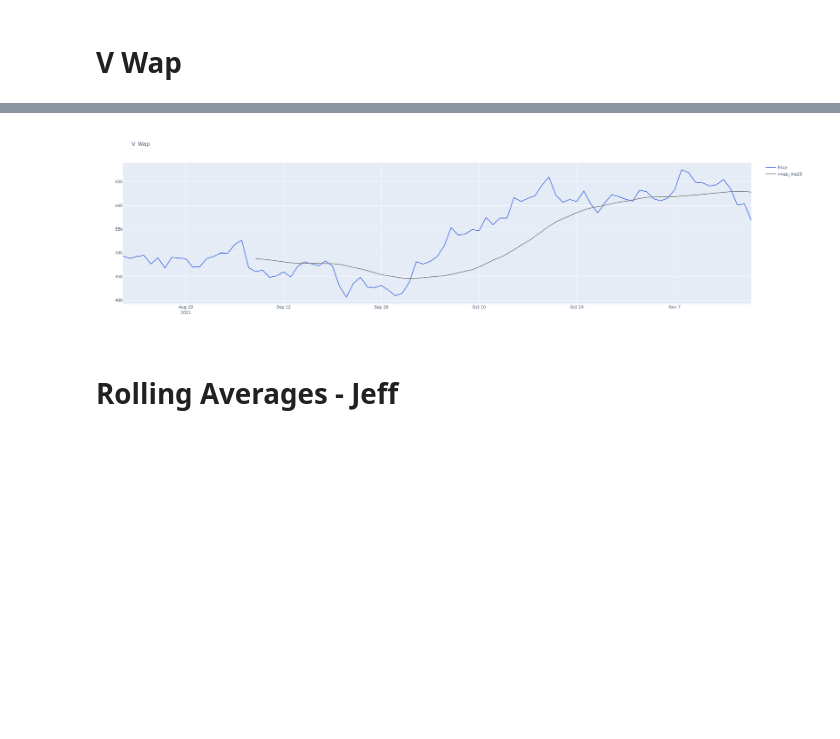
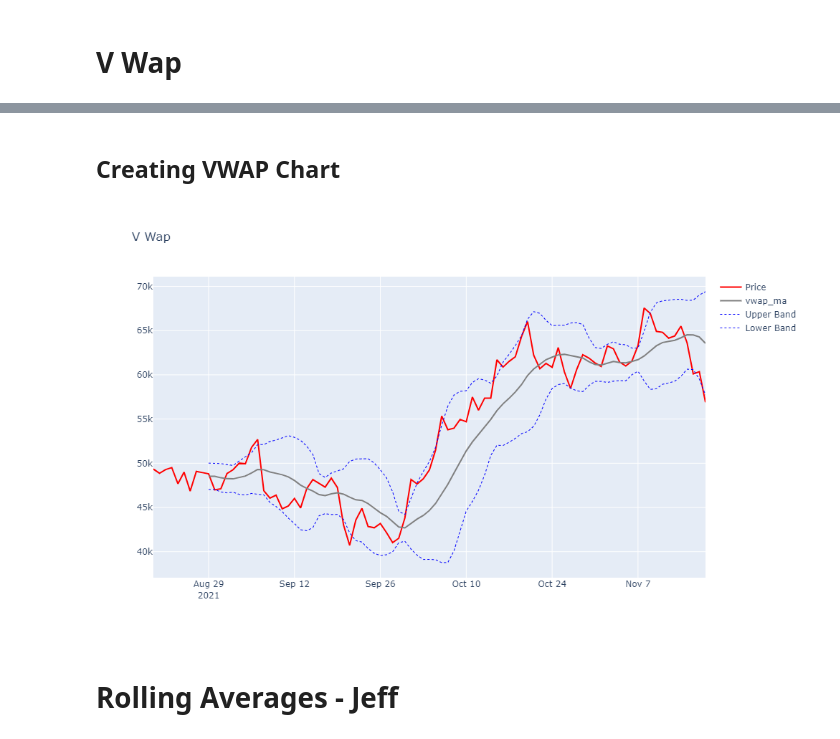
Before and after one commit to jeffreycfwang/p1t3, a Jupyter notebook: V_Wap.ipynb, the cells around one changed output, grey strips where cells are left out. Cells and saved outputs as stored; diff of their text form; code cells hidden in the pictures; blank space fills up the shorter version.

Commit message:
vwap_combined

```diff
--- a/V_Wap.ipynb
+++ b/V_Wap.ipynb
@@ -93,7 +93,7 @@ Name: close, Length: 91, dtype: float64
 # Volume Weighted Average Price: Ratio of total value traded diveded by the total volume traded
 # Create dataframe to work with
 vwap_df = asset_data_df
-# vwap_df = vwap_df.set_index(pd.DatetimeIndex(vwap_df['date']))
+vwap_df = vwap_df.set_index(pd.DatetimeIndex(vwap_df['date']))
 
 # # vwap_df["price_ma30"] = vwap_df["close"].rolling(window=30).mean()
 # vwap_df["vwap_ma20"] = vwap_df["vwap"].rolling(window=20).mean()
@@ -157,0 +167,15 @@ bb_df.tail()
+# %%
+## Buy/ Sell Indicator
+
+# append upper sell limit
+vwap_df["sell_limit"] = vwap_df['upper_band']
+
+# append lower buy limit
+vwap_df["buy_limit"] = vwap_df['lower_band']
+
+# append buy / sell signal
+vwap_df.loc[vwap_df['close'] < vwap_df['lower_band'], 'vwap_signal'] = 1
+vwap_df.loc[vwap_df['close'] > vwap_df['upper_band'], 'vwap_signal'] = -1
+vwap_df.loc[vwap_df['close'].between(vwap_df['lower_band'], vwap_df['upper_band']) , 'vwap_signal'] = 0
+
+vwap_df.head(20)
@@ -158,23 +201,46 @@ bb_df.tail()
+# %% [markdown]
+## Creating VWAP Chart
 # %%
 # LINE Graph
+
 fig_vwap = make_subplots(rows=1, cols=1)
-fig_vwap.add_trace(go.Scatter(x=vwap_df.index, y= vwap_df["close"], line=dict (color='royalblue', width=2), name = 'Price'), col=1, row=1)
 
+# Plotting Closing price line
 fig_vwap.add_trace(go.Scatter(
-    x=vwap_df.index,
-    y=vwap_df['vwap_ma20'],
-    mode='lines',
-    name='vwap_ma20',
-    line=dict(color='grey',width=2)
+    x = vwap_df.index,
+    y = vwap_df["close"],
+    line = dict(color='red', width=2),
+    name = 'Price'), col=1, row=1)
+
+# Plotting VWAP MA line
+fig_vwap.add_trace(go.Scatter(
+    x = vwap_df.index,
+    y = vwap_df['vwap_ma'],
+    mode = 'lines',
+    name = 'vwap_ma',
+    line = dict(color='grey',width=2)
 ))
+
+# # Add Bands
+# fig_vwap.add_trace(go.Scatter(
+#     x = vwap_df.index,
+#     y = vwap_df['upper_band'],
+#     line = dict('blue', width=2, dash='dot'),
+#     name = 'Upper Band'))
+
+fig_vwap.add_trace(go.Scatter(x=vwap_df.index, y= vwap_df['upper_band'], line=dict (color='blue', width=1, dash='dot'), name = 'Upper Band'))
+fig_vwap.add_trace(go.Scatter(x=vwap_df.index, y= vwap_df['lower_band'], line=dict (color='blue', width=1, dash='dot'), name = 'Lower Band'))
+
+# fig_vwap.add_hline(y="upper_band", col=1, row=1, line_color='#336699', line_width=2, line_dash='dash')
+# fig_vwap.add_hline(y=80, col=1, row=1, line_color='#336699', line_width=2, line_dash='dash')
 
 fig_vwap.update_layout(
     height=600,
     title = 'V Wap'
 )
 fig_vwap.show()
 # %% [output]
-[figure, old version]
+[figure, new version]
 # %% [markdown]
 # Rolling Averages - Jeff
 # %% [markdown]
```
Also changed, not shown: parts of 6 cells of this notebook.
